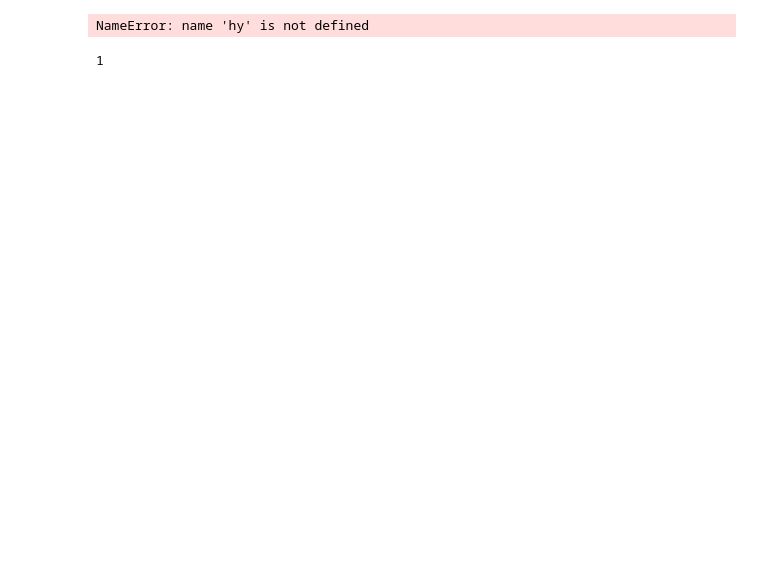
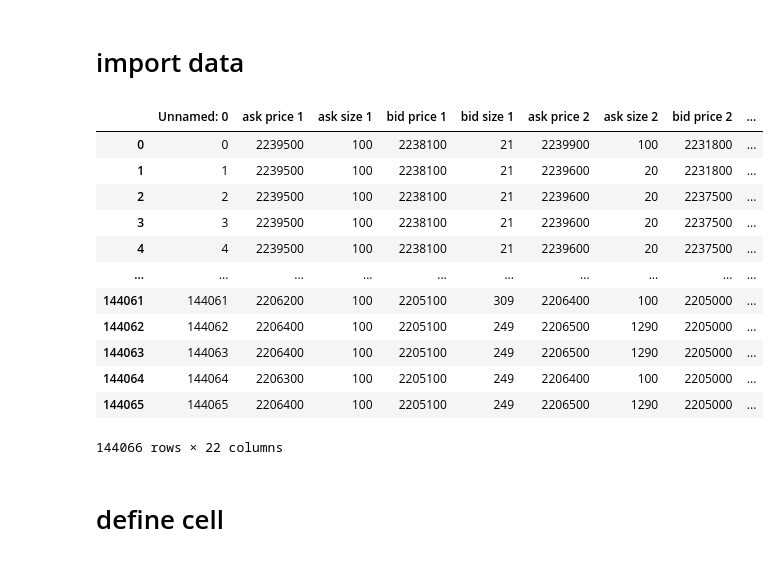
Before and after one commit to DonGob/LOB-dynamic-sim-model, a Jupyter notebook: test_notebook.ipynb, the cells around one changed output. Cells and saved outputs as stored; diff of their text form; code cells hidden in the pictures; blank space fills up the shorter version.

Commit message:
pushed working files for simon to see. Will clean up a bit after all bugs are taken out.

```diff
--- a/test_notebook.ipynb
+++ b/test_notebook.ipynb
@@ -108,9 +19,0 @@ a = (torch.randn(16), torch.randn(16), torch.randn(16))
-# %%
-model.forward(a)
-# %% [output]
-NameError: name 'hy' is not defined
-# %%
-class LSTMLayer(nn.Module):
-    def __init__(self, cell, *cell_args)
-# %% [output]
-1
@@ -116,0 +22,21 @@ class LSTMLayer(nn.Module):
+# %% [markdown]
+# import data
+# %%
+df_message = pd.read_csv('data/clean/AMZN_message_data.csv',index_col=0)
+df_orders = pd.read_csv('data/clean/AMZN_orderbook_data.csv')
+# %%
+df_orders
+# %% [output]
+|  | Unnamed: 0 | ask price 1 | ask size 1 | bid price 1 | bid size 1 | ask price 2 | ask size 2 | bid price 2 | ... |
+| 0 | 0 | 2239500 | 100 | 2238100 | 21 | 2239900 | 100 | 2231800 | ... |
+| 1 | 1 | 2239500 | 100 | 2238100 | 21 | 2239600 | 20 | 2231800 | ... |
+| 2 | 2 | 2239500 | 100 | 2238100 | 21 | 2239600 | 20 | 2237500 | ... |
+| 3 | 3 | 2239500 | 100 | 2238100 | 21 | 2239600 | 20 | 2237500 | ... |
+| 4 | 4 | 2239500 | 100 | 2238100 | 21 | 2239600 | 20 | 2237500 | ... |
+| ... | ... | ... | ... | ... | ... | ... | ... | ... | ... |
+| 144061 | 144061 | 2206200 | 100 | 2205100 | 309 | 2206400 | 100 | 2205000 | ... |
+| 144062 | 144062 | 2206400 | 100 | 2205100 | 249 | 2206500 | 1290 | 2205000 | ... |
+| 144063 | 144063 | 2206400 | 100 | 2205100 | 249 | 2206500 | 1290 | 2205000 | ... |
+| 144064 | 144064 | 2206300 | 100 | 2205100 | 249 | 2206400 | 100 | 2205000 | ... |
+| 144065 | 144065 | 2206400 | 100 | 2205100 | 249 | 2206500 | 1290 | 2205000 | ... |
+144066 rows × 22 columns
@@ -116,0 +55,2 @@ class LSTMLayer(nn.Module):
+# %% [markdown]
+# define cell
```
Also changed, not shown: parts of 24 cells of this notebook, 6 other files.
